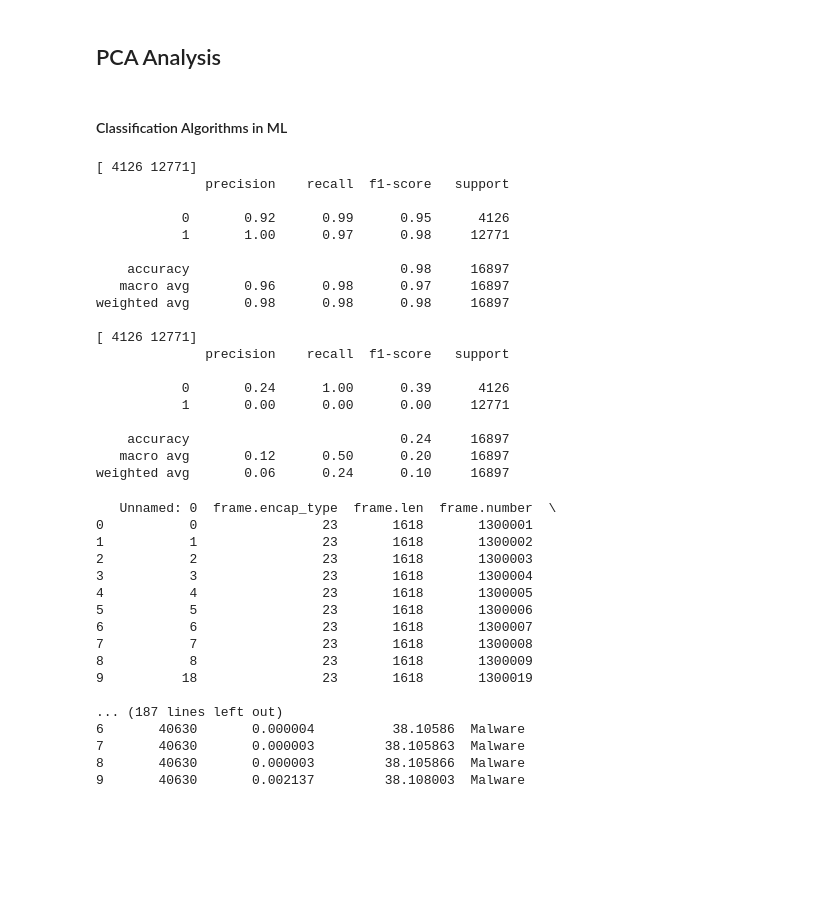
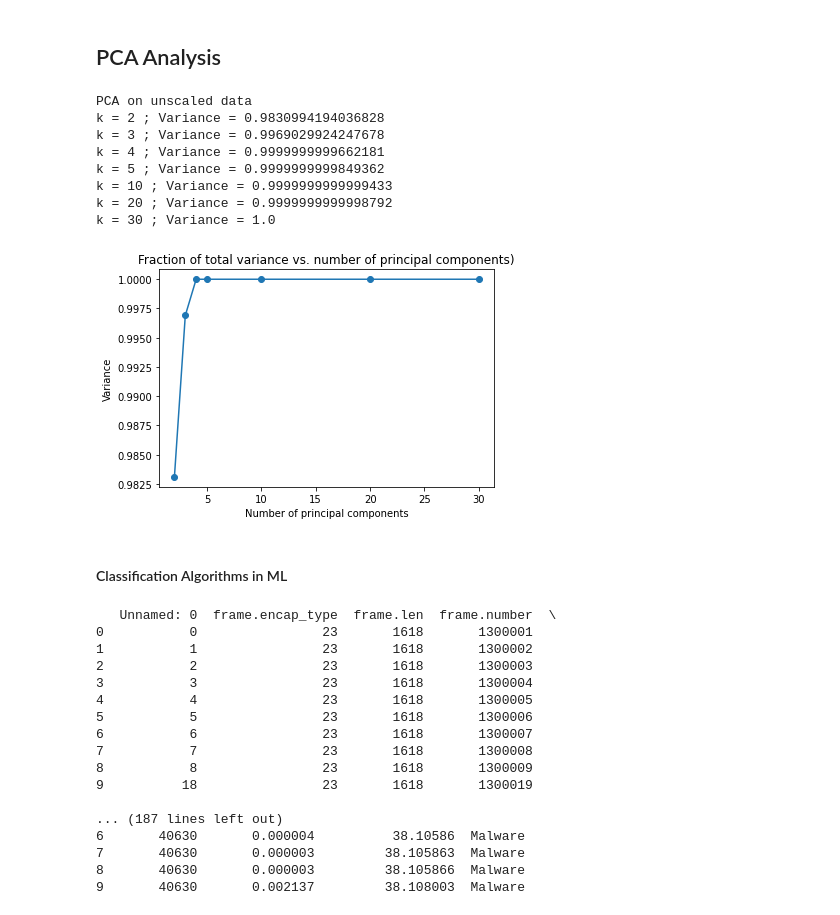
Before and after one commit to bijan-safai/MlFinalProject, a Jupyter notebook: src/FinalProjectDataExploration.ipynb, the cells around one changed output. Cells and saved outputs as stored; diff of their text form; code cells hidden in the pictures; blank space fills up the shorter version.

```diff
--- a/src/FinalProjectDataExploration.ipynb
+++ b/src/FinalProjectDataExploration.ipynb
@@ -11,10 +11,9 @@ from sklearn.metrics import classification_report
 Aggregate Data Sets
 # %%
 dataTemp = []
-files = ["Malware_20.csv","Malware_21.csv", "Malware_22.csv", "Malware_23.csv"]
-r = range(135)
+files = ["Website_spoofing_25.csv","Website_spoofing_26.csv", "Website_spoofing_29.csv"]
 for i in files:
-    dataTemp.append(pd.read_csv(f"C:\\Masters\\MlFinalProjFinal\\Data\\CSV\\9.Malware\\{i}", low_memory=True))
+    dataTemp.append(pd.read_csv(f"C:\\Masters\\MlFinalProjFinal\\Data\\CSV\\13.Website_spoofing\\{i}", low_memory=True))
     print(f"read {i} into memory")
 
 df = pd.concat(dataTemp)
@@ -306,7 +305,7 @@ def mac_to_int(mac):
     res = re.match('^((?:(?:[0-9a-f]{2}):){5}[0-9a-f]{2})$', mac.lower())
     if res is None:
         print(f'invalid mac address: {mac}')
-        return NaN
+        return 0
     return int(res.group(0).replace(':', ''), 16)
 
 for col in mac_addr_features:
@@ -458,29 +433,39 @@ No Ip Test data shape:  (16897, 32)
 # %%
 import matplotlib.pyplot as plt
 from sklearn import metrics
 from sklearn.decomposition import PCA
 
 def PCA_(k, data):
 
   total_var = []
   for i in range(len(k)):
     pca = PCA(n_components=k[i])
     pca.fit(data)
     var_components = pca.explained_variance_ratio_
     print("k = "+ str(k[i]) + " ; Variance = "+ str(np.sum(var_components)))
     total_var.append(np.sum(var_components))
 
 
   # plotting
   print("\n")
   plt.plot(k, total_var, marker = 'o')
   plt.title('Fraction of total variance vs. number of principal components)')
   plt.xlabel("Number of principal components")
   plt.ylabel("Variance")
 
-n_components = [ 2, 3, 4, 5, 10, 20, 30, 40]
+n_components = [ 2, 3, 4, 5, 10, 20, 30]
 print("PCA on unscaled data")
 PCA_(n_components, train_data)
+# %% [output]
+PCA on unscaled data
+k = 2 ; Variance = 0.9830994194036828
+k = 3 ; Variance = 0.9969029924247678
+k = 4 ; Variance = 0.9999999999662181
+k = 5 ; Variance = 0.9999999999849362
+k = 10 ; Variance = 0.9999999999999433
+k = 20 ; Variance = 0.9999999999998792
+k = 30 ; Variance = 1.0
+[figure, added]
 # %%
 print("PCA on Scaled data")
 PCA_(n_components, scaled_train_data)
@@ -511,37 +495,4 @@ def generate_and_display_classification_rep(model, data, y_true):
     return classRep
 # %% [markdown]
 #### Classification Algorithms in ML
-# %%
-# Logistic Regression
-lr_scaled=LogisticRegression()
-lr_scaled.fit(scaled_train_data, train_labels)
-#print("Scaled data model accuracy:", accuracy_scaled(lr_scaled))
-#print("Scaled data model error:", error_scaled(lr_scaled))
-print(generate_and_display_classification_rep(lr_scaled, scaled_test_data, test_labels))
-
-lr=LogisticRegression()
-lr.fit(train_data, train_labels)
-#print("Model accuracy", accuracy_nonscaled(lr))
-#print("Model error:", error_nonscaled(lr))
-print(generate_and_display_classification_rep(lr, scaled_test_data, test_labels))
-# %% [output]
-[ 4126 12771]
-              precision    recall  f1-score   support
-
-           0       0.92      0.99      0.95      4126
-           1       1.00      0.97      0.98     12771
-
-    accuracy                           0.98     16897
-   macro avg       0.96      0.98      0.97     16897
-weighted avg       0.98      0.98      0.98     16897
-
-[ 4126 12771]
-              precision    recall  f1-score   support
-
-           0       0.24      1.00      0.39      4126
-           1       0.00      0.00      0.00     12771
-
-    accuracy                           0.24     16897
-   macro avg       0.12      0.50      0.20     16897
-weighted avg       0.06      0.24      0.10     16897
 # %%
```
Also changed, not shown: parts of 20 cells of this notebook, 1 other file.
